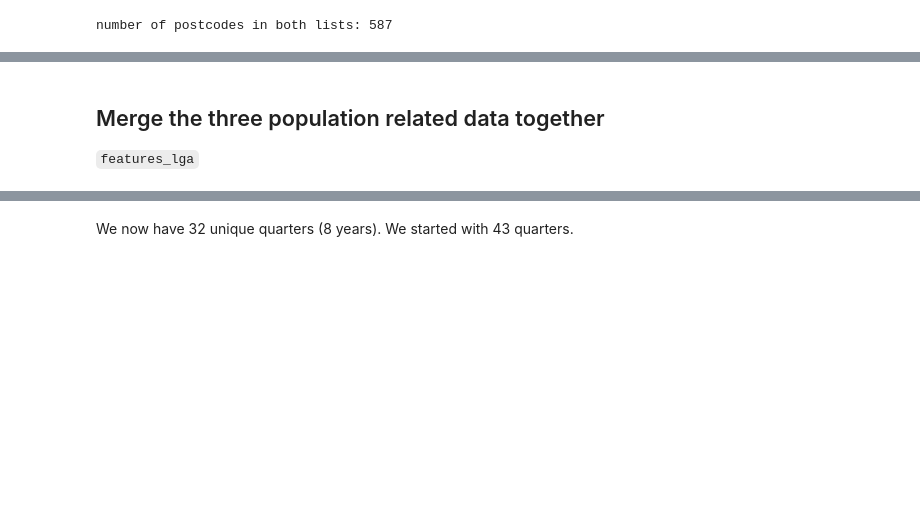
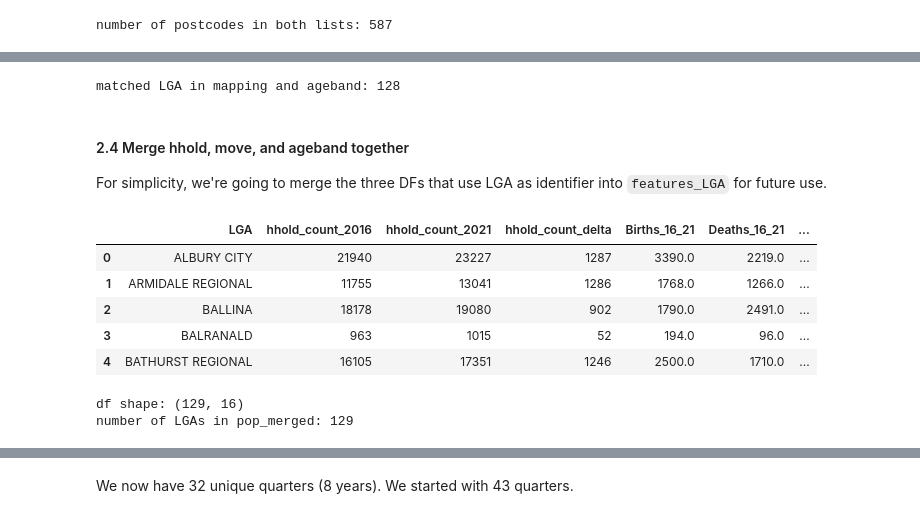
Before and after one commit to walthersy/NSW-house-price, a Jupyter notebook: Chris - Data Cleaning Pt2 (LGA mapping & features data).ipynb, the cells around one changed output, grey strips where cells are left out. Saved outputs shown, nothing was run; the diff lists cells and outputs as text; code cells hidden in the pictures; blank space fills up the shorter version.

```diff
--- a/Chris - Data Cleaning Pt2 (LGA mapping & features data).ipynb
+++ b/Chris - Data Cleaning Pt2 (LGA mapping & features data).ipynb
@@ -235,6 +236,7 @@ popfile = "Files/Population/2019 NSW Population Projections ASGS 2019 LGA.xlsx"
 df_move = pd.read_excel(popfile,sheet_name='LGA population accounts', header=5, skipfooter=3, usecols="A:C")
 df_move.columns=['LGA','pop_move','2016-2021']
 df_move['LGA'] = df_move.LGA.str.split('(').str.get(0) #Get rid of the bracket in each LGA name
+df_move['LGA'] = df_move.LGA.str.strip() # remove the space
 df_move.head(8)
 # %% [output]
 |  | LGA | pop_move | 2016-2021 |
@@ -259,6 +261,7 @@ df_move_pivot = df_move_pivot.rename(columns={'    Births':'Births_16_21',
 
 # Drop the 'year' column
 df_move_pivot = df_move_pivot.drop(columns=['year'],axis=1)
+df_move_pivot['LGA'] = df_move_pivot.LGA.str.strip()
 df_move_pivot.head(1)
 # %% [output]
 | pop_move | LGA | Births_16_21 | Deaths_16_21 | Natural change | Net Migration (all sources) | population_2021 | ... |
@@ -289,6 +292,7 @@ popfile = "Files/Population/2019 NSW Population Projections ASGS 2019 LGA.xlsx"
 df_age = pd.read_excel(popfile,sheet_name='LGA Sex Age projections',header=5,usecols="A:E",skipfooter=3)
 df_age.columns=['LGA','sex','age','2016','2021']
 df_age['LGA'] = df_age.LGA.str.split('(').str.get(0)
+df_age['LGA'] = df_age.LGA.str.strip()
 df_age.head(20)
 # %% [output]
 |  | LGA | sex | age | 2016 | 2021 |
@@ -790,8 +964,10 @@ LGA_AGE
 # %%
 # Check matching result
-
+LGA_AGE = list(ageband['LGA'].unique())
 age_map= list(set(LGA_map).intersection(LGA_AGE))
 print("matched LGA in mapping and ageband:", len(age_map))
+# %% [output]
+matched LGA in mapping and ageband: 128
 # %% [markdown]
-## Merge the three population related data together
-`features_lga`
+#### 2.4 Merge hhold, move, and ageband together
+For simplicity, we're going to merge the three DFs that use LGA as identifier into `features_LGA` for future use.
@@ -800,13 +974,18 @@ hhold.head(1)
-# %%
-ageband = ageband.rename(columns={'age':'age_band',
-                        '2016':'age_2016',
-                        '2021':'age_2021'})
-ageband.head(5)
 # %%
-features_lga = hhold.merge(move, left_on='LGA', right_on='LGA')
-features_lga = features_lga.merge(ageband, left_on='LGA', right_on='LGA')
-features_lga.head()
+features_LGA = hhold.merge(move, left_on='LGA', right_on='LGA')
+features_LGA = features_LGA.merge(ageband, left_on='LGA', right_on='LGA')
+features_LGA.head()
+# %% [output]
+|  | LGA | hhold_count_2016 | hhold_count_2021 | hhold_count_delta | Births_16_21 | Deaths_16_21 | ... |
+| 0 | ALBURY CITY | 21940 | 23227 | 1287 | 3390.0 | 2219.0 | ... |
+| 1 | ARMIDALE REGIONAL | 11755 | 13041 | 1286 | 1768.0 | 1266.0 | ... |
+| 2 | BALLINA | 18178 | 19080 | 902 | 1790.0 | 2491.0 | ... |
+| 3 | BALRANALD | 963 | 1015 | 52 | 194.0 | 96.0 | ... |
+| 4 | BATHURST REGIONAL | 16105 | 17351 | 1246 | 2500.0 | 1710.0 | ... |
 # %%
-print("df shape:", features_lga.shape)
-print("number of LGAs in pop_merged:", features_lga['LGA'].nunique())
+print("df shape:", features_LGA.shape)
+print("number of LGAs in pop_merged:", features_LGA['LGA'].nunique())
+# %% [output]
+df shape: (129, 16)
+number of LGAs in pop_merged: 129
 # %%
```
Also changed, not shown: parts of 82 cells of this notebook, 6 other files.
